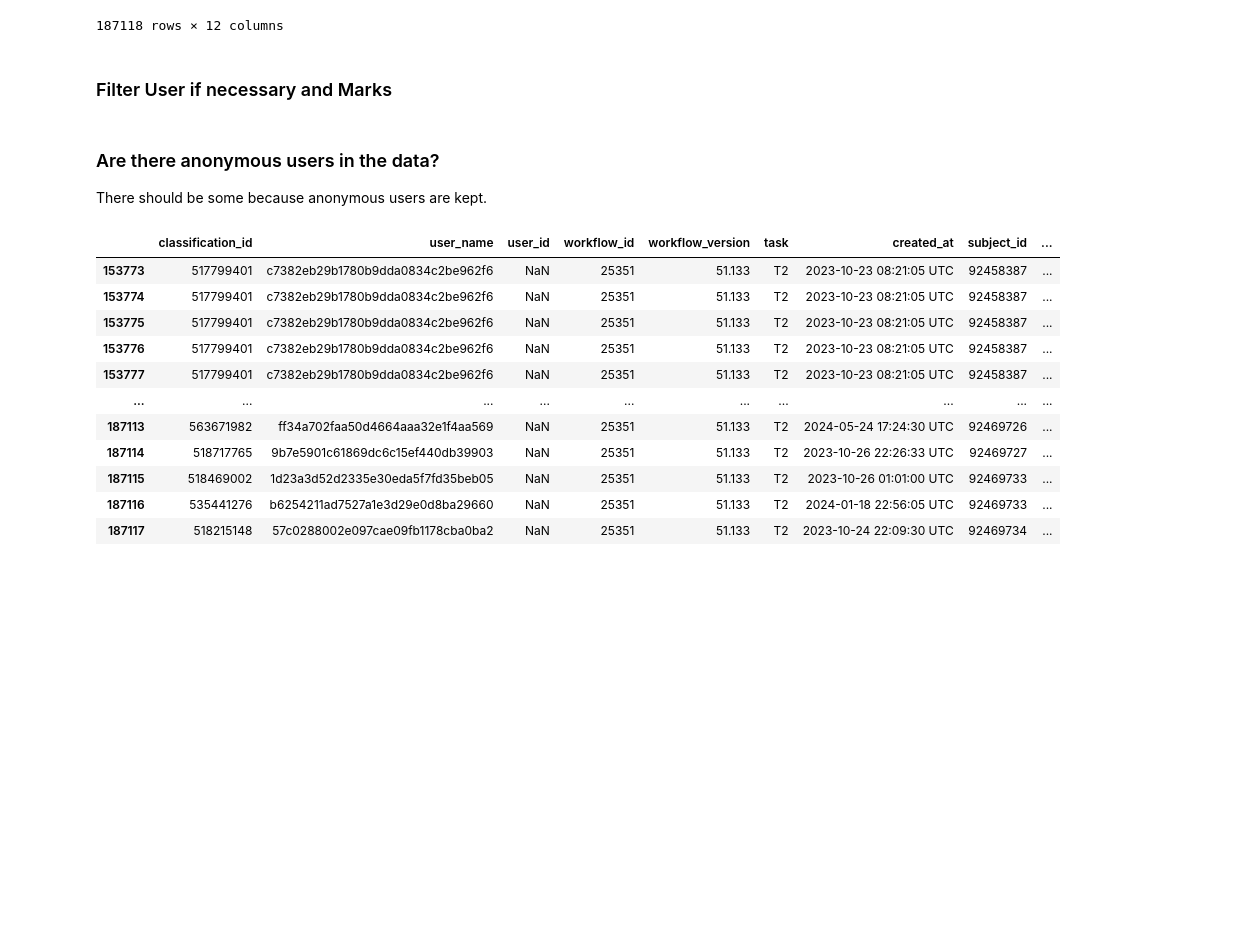
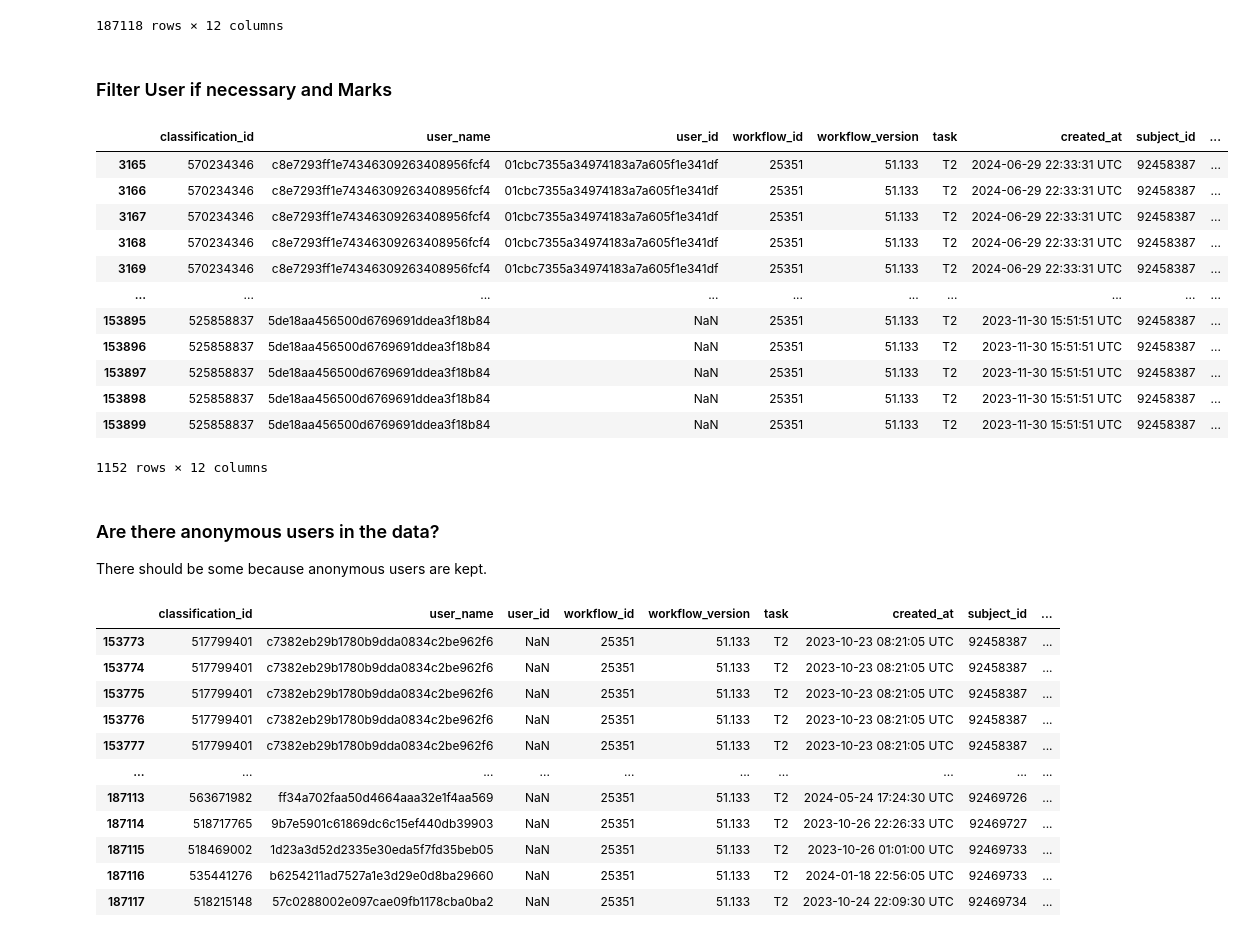
Before and after one commit to cwinkelmann/iguanas-from-above-zooniverse, a Jupyter notebook: Zooniverse_Clustering_all_panoptics.ipynb, the cells around one changed output. Drawn from its saved outputs; the diff is of its cells as text; code cells hidden in the pictures; blank space fills up the shorter version.

```diff
--- a/Zooniverse_Clustering_all_panoptics.ipynb
+++ b/Zooniverse_Clustering_all_panoptics.ipynb
@@ -119,6 +119,23 @@ df_flat_panoptes_points
 # %%
 # Use the panoptes Extraction instead of the custom extraction
 df_merged_dataset = df_flat_panoptes_points
+
+df_merged_dataset = df_merged_dataset[df_merged_dataset.image_name == "Fer_FCD01-02-03_20122021_22_18.jpg"]
+df_merged_dataset
+# %% [output]
+|  | classification_id | user_name | user_id | workflow_id | workflow_version | task | created_at | subject_id | ... |
+| 3165 | 570234346 | c8e7293ff1e74346309263408956fcf4 | 01cbc7355a34974183a7a605f1e341df | 25351 | 51.133 | T2 | 2024-06-29 22:33:31 UTC | 92458387 | ... |
+| 3166 | 570234346 | c8e7293ff1e74346309263408956fcf4 | 01cbc7355a34974183a7a605f1e341df | 25351 | 51.133 | T2 | 2024-06-29 22:33:31 UTC | 92458387 | ... |
+| 3167 | 570234346 | c8e7293ff1e74346309263408956fcf4 | 01cbc7355a34974183a7a605f1e341df | 25351 | 51.133 | T2 | 2024-06-29 22:33:31 UTC | 92458387 | ... |
+| 3168 | 570234346 | c8e7293ff1e74346309263408956fcf4 | 01cbc7355a34974183a7a605f1e341df | 25351 | 51.133 | T2 | 2024-06-29 22:33:31 UTC | 92458387 | ... |
+| 3169 | 570234346 | c8e7293ff1e74346309263408956fcf4 | 01cbc7355a34974183a7a605f1e341df | 25351 | 51.133 | T2 | 2024-06-29 22:33:31 UTC | 92458387 | ... |
+| ... | ... | ... | ... | ... | ... | ... | ... | ... | ... |
+| 153895 | 525858837 | 5de18aa456500d6769691ddea3f18b84 | NaN | 25351 | 51.133 | T2 | 2023-11-30 15:51:51 UTC | 92458387 | ... |
+| 153896 | 525858837 | 5de18aa456500d6769691ddea3f18b84 | NaN | 25351 | 51.133 | T2 | 2023-11-30 15:51:51 UTC | 92458387 | ... |
+| 153897 | 525858837 | 5de18aa456500d6769691ddea3f18b84 | NaN | 25351 | 51.133 | T2 | 2023-11-30 15:51:51 UTC | 92458387 | ... |
+| 153898 | 525858837 | 5de18aa456500d6769691ddea3f18b84 | NaN | 25351 | 51.133 | T2 | 2023-11-30 15:51:51 UTC | 92458387 | ... |
+| 153899 | 525858837 | 5de18aa456500d6769691ddea3f18b84 | NaN | 25351 | 51.133 | T2 | 2023-11-30 15:51:51 UTC | 92458387 | ... |
+1152 rows × 12 columns
 # %% [markdown]
 ### Are there anonymous users in the data?
 There should be some because anonymous users are kept.
```
Also changed, not shown: parts of 1 cell of this notebook, 1 other file.
